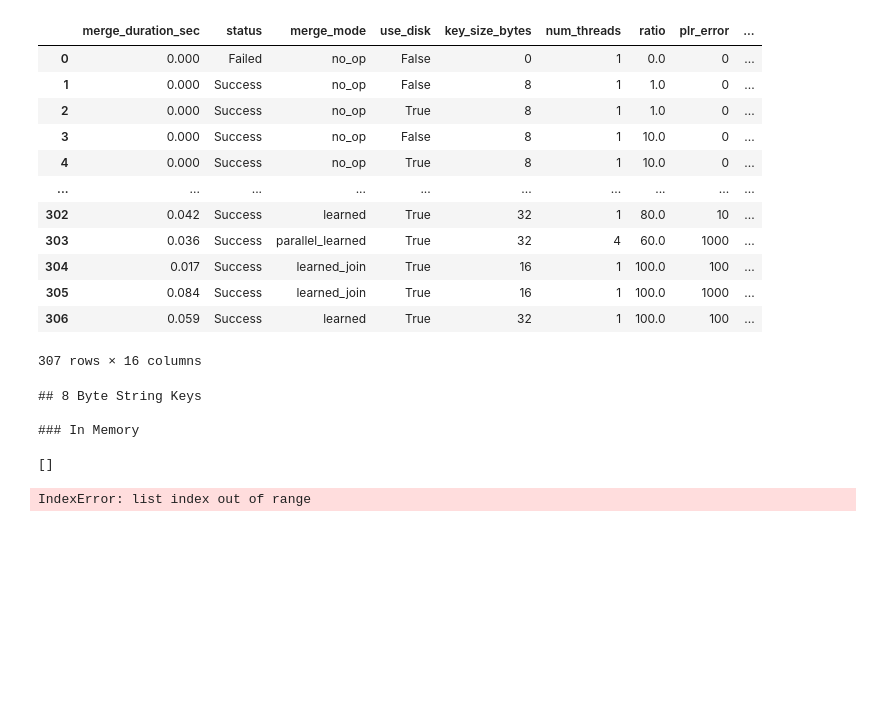
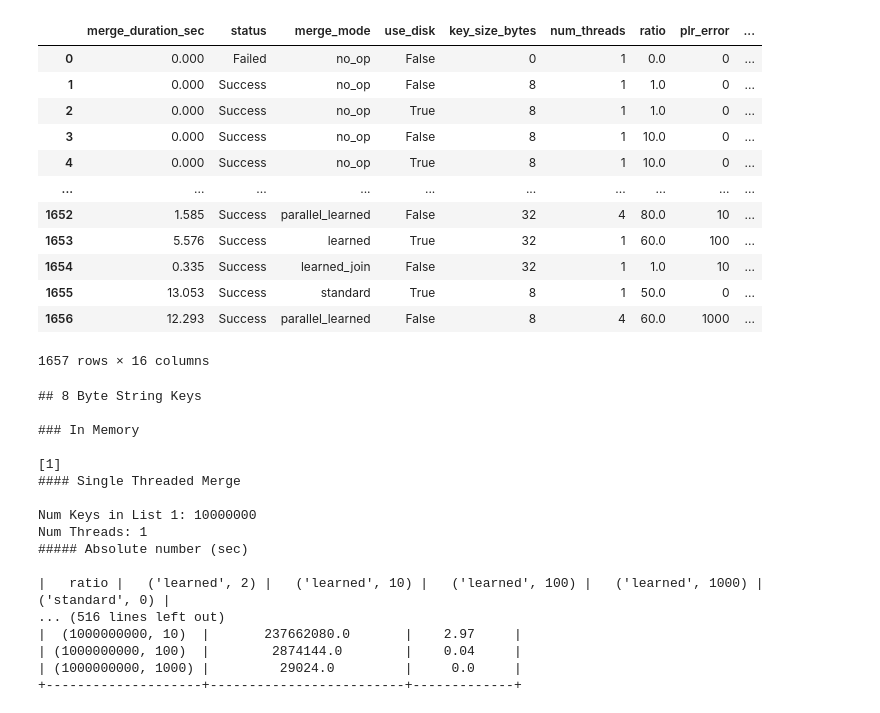
Before and after one commit to saltsystemslab/LearnedJoinDiskExp, a Jupyter notebook: eval/eval_results.ipynb, the cells around one changed output. Cells and saved outputs as stored; diff of their text form; code cells hidden in the pictures; blank space fills up the shorter version.

```diff
--- a/eval/eval_results.ipynb
+++ b/eval/eval_results.ipynb
@@ -63,33 +78,44 @@ def print_key_size_data(df, key_size):
 # %%
-df = benchmark_output_as_dataframe('debug_run_report_uint64.txt')
+df = benchmark_output_as_dataframe('run_10M_3.txt')
 display(df)
 
-key_sizes = [8]
+key_sizes = [8, 16, 32]
 for key_size in key_sizes:
     print_key_size_data(df, key_size)
 
 model_size = df.loc[(df['key_size_bytes']==8) & (df['plr_error'] > 0)][['iter_1.num_items', 'plr_error', 'iter_1.model_size_bytes', 'iter_1.item_total_size_bytes']].groupby(['iter_1.num_items', 'plr_error'])
 model_size_bytes = model_size.median()
 model_size_bytes['rel_percent'] = (model_size_bytes['iter_1.model_size_bytes']/model_size_bytes['iter_1.item_total_size_bytes'] * 100.0).round(2)
 print('### Model Size to PLR Error')
 print(model_size_bytes[['iter_1.model_size_bytes', 'rel_percent']].to_markdown(tablefmt="pretty"))
 # %% [output]
 |  | merge_duration_sec | status | merge_mode | use_disk | key_size_bytes | num_threads | ratio | plr_error | ... |
 | 0 | 0.000 | Failed | no_op | False | 0 | 1 | 0.0 | 0 | ... |
 | 1 | 0.000 | Success | no_op | False | 8 | 1 | 1.0 | 0 | ... |
 | 2 | 0.000 | Success | no_op | True | 8 | 1 | 1.0 | 0 | ... |
 | 3 | 0.000 | Success | no_op | False | 8 | 1 | 10.0 | 0 | ... |
 | 4 | 0.000 | Success | no_op | True | 8 | 1 | 10.0 | 0 | ... |
 | ... | ... | ... | ... | ... | ... | ... | ... | ... | ... |
-| 302 | 0.042 | Success | learned | True | 32 | 1 | 80.0 | 10 | ... |
-| 303 | 0.036 | Success | parallel_learned | True | 32 | 4 | 60.0 | 1000 | ... |
-| 304 | 0.017 | Success | learned_join | True | 16 | 1 | 100.0 | 100 | ... |
-| 305 | 0.084 | Success | learned_join | True | 16 | 1 | 100.0 | 1000 | ... |
-| 306 | 0.059 | Success | learned | True | 32 | 1 | 100.0 | 100 | ... |
+| 1652 | 1.585 | Success | parallel_learned | False | 32 | 4 | 80.0 | 10 | ... |
+| 1653 | 5.576 | Success | learned | True | 32 | 1 | 60.0 | 100 | ... |
+| 1654 | 0.335 | Success | learned_join | False | 32 | 1 | 1.0 | 10 | ... |
+| 1655 | 13.053 | Success | standard | True | 8 | 1 | 50.0 | 0 | ... |
+| 1656 | 12.293 | Success | parallel_learned | False | 8 | 4 | 60.0 | 1000 | ... |
-307 rows × 16 columns
+1657 rows × 16 columns
 ## 8 Byte String Keys
 
 ### In Memory
 
-[]
+[1]
+#### Single Threaded Merge
+
+Num Keys in List 1: 10000000
+Num Threads: 1
+##### Absolute number (sec)
+
+|   ratio |   ('learned', 2) |   ('learned', 10) |   ('learned', 100) |   ('learned', 1000) |   ('standard', 0) |
+... (516 lines left out)
+|  (1000000000, 10)  |       237662080.0       |    2.97     |
+| (1000000000, 100)  |        2874144.0        |    0.04     |
+| (1000000000, 1000) |         29024.0         |     0.0     |
++--------------------+-------------------------+-------------+
-IndexError: list index out of range
```
Also changed, not shown: parts of 1 cell of this notebook, 10 other files.
